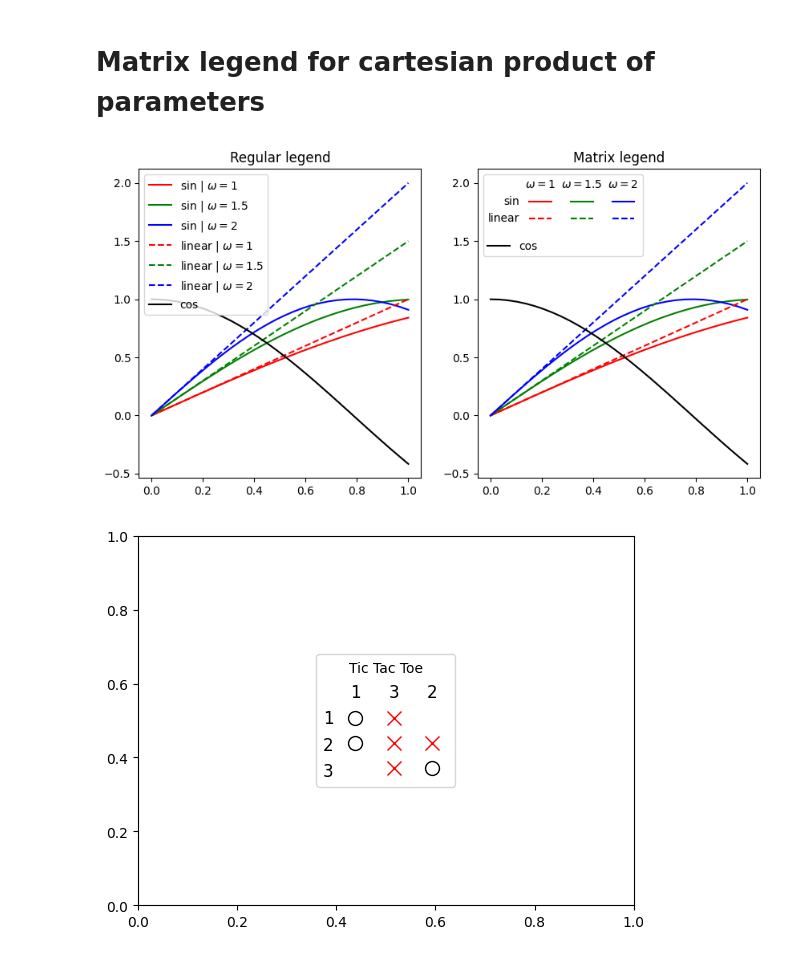
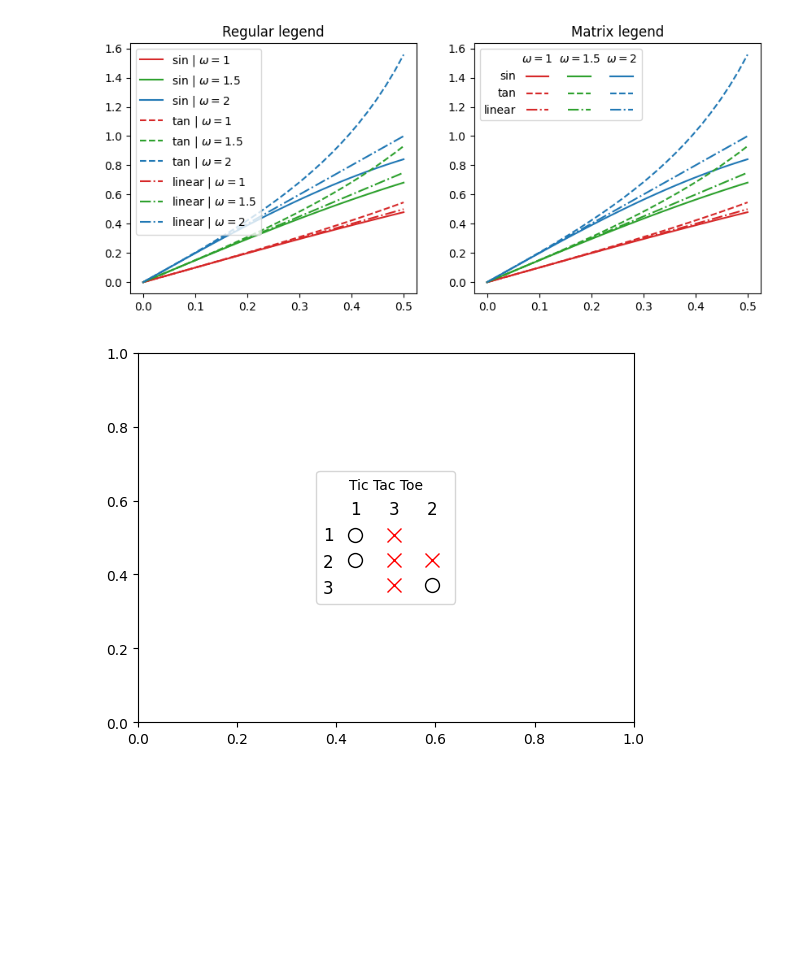
Before and after one commit to nj-vs-vh/matplotlib-matrix-legend, a Jupyter notebook: demo.ipynb, the cells around one changed output. Cells and saved outputs as stored; diff of their text form; code cells hidden in the pictures; blank space fills up the shorter version.

```diff
--- a/demo.ipynb
+++ b/demo.ipynb
@@ -3,27 +3,31 @@ import numpy as np
 from matplotlib import pyplot as plt
 
 from matrix_legend import matrix_legend
-# %% [markdown]
-# Matrix legend for cartesian product of parameters
 # %%
-fig, axes = plt.subplots(ncols=2, figsize=(10, 5))
+fig, axes = plt.subplots(ncols=2, figsize=(10, 4))
 
 for idx, ax in enumerate(axes):
-    x = np.linspace(0, 1, 30)
-    for func_name, func, linestyle in (("sin", np.sin, "-"), ("linear", lambda x: x, "--")):
-        for freq, color in ((1.0, "r"), (1.5, "g"), (2.0, "b")):
+    x = np.linspace(0, 0.5, 30)
+    for func_name, func, linestyle in (
+        ("sin", np.sin, "-"),
+        ("tan", np.tan, "--"),
+        ("linear", lambda x: x, "-."),
+    ):
+        for freq, color in ((1.0, "tab:red"), (1.5, "tab:green"), (2.0, "tab:blue")):
             y = func(freq * x)
             ax.plot(x, y, linestyle=linestyle, color=color, label=f"{func_name} | $ \\omega={freq:.2g} $")
-    ax.plot(x, np.cos(y), color="k", label="cos")
+    # ax.plot(x, np.cos(y), color="k", label="cos")
 
     if idx == 0:
         ax.legend()
         ax.set_title("Regular legend")
     else:
         matrix_legend(ax)
         ax.set_title("Matrix legend")
+
+fig.savefig("images/demo.png")
 # %% [output]
-[figure, old version]
+[figure, new version]
 # %%
 from matplotlib.lines import Line2D
 
```
Also changed, not shown: 2 other files.
